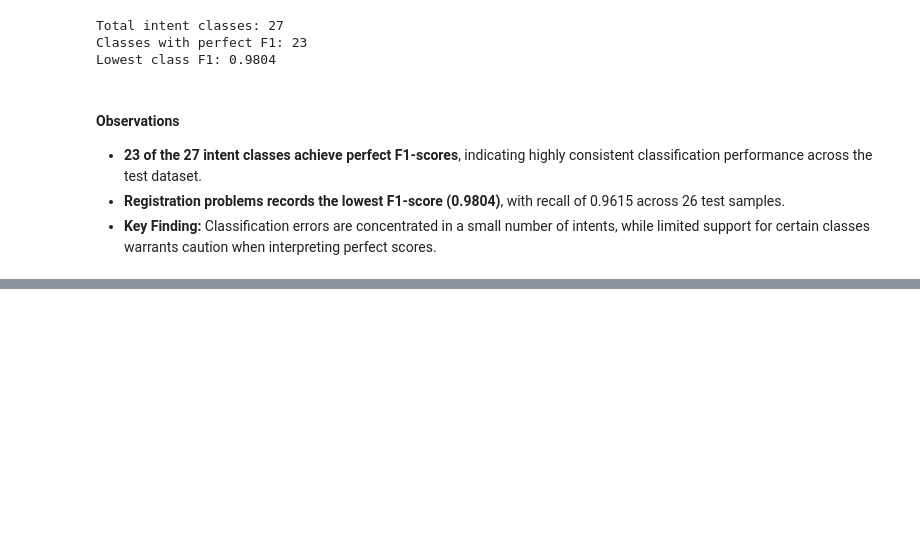
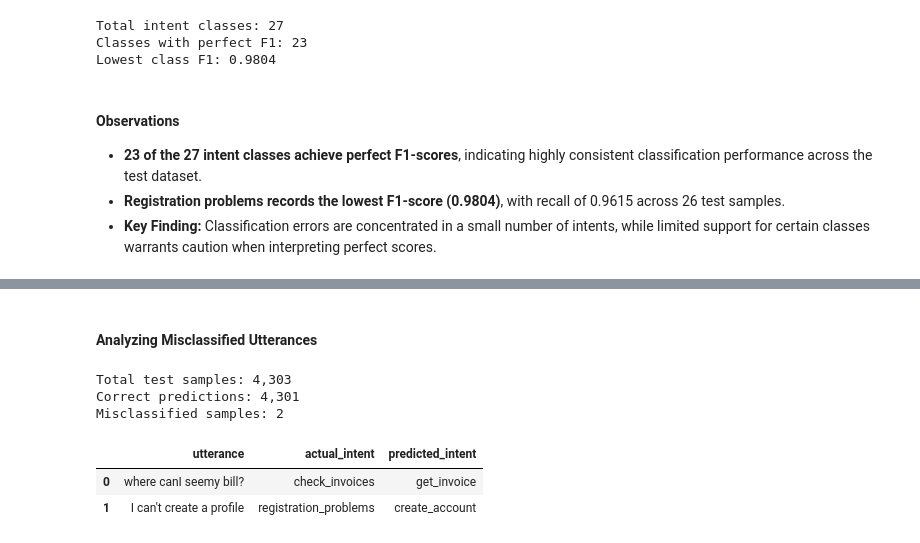
Before and after one commit to TejasMJ/Customer-Support-Intent-Intelligence, a Jupyter notebook: notebooks/06_model_evaluation.ipynb, the cells around one changed output, grey strips where cells are left out. Drawn from its saved outputs; the diff is of its cells as text; code cells hidden in the pictures; blank space fills up the shorter version.

```diff
--- a/notebooks/06_model_evaluation.ipynb
+++ b/notebooks/06_model_evaluation.ipynb
@@ -441,0 +500,31 @@ Lowest class F1: 0.9804
+# %% [markdown]
+#### Analyzing Misclassified Utterances
+# %%
+error_analysis_df = test_df.copy()
+
+error_analysis_df["predicted_intent"] = best_predictions
+
+misclassified_df = (
+    error_analysis_df[
+        error_analysis_df["intent"] != error_analysis_df["predicted_intent"]
+    ]
+    .copy()
+    .rename(columns={"intent": "actual_intent"})
+)
+
+misclassified_df = misclassified_df[
+    ["utterance", "actual_intent", "predicted_intent"]
+].reset_index(drop=True)
+
+print(f"Total test samples: {len(test_df):,}")
+print(f"Correct predictions: {len(test_df) - len(misclassified_df):,}")
+print(f"Misclassified samples: {len(misclassified_df):,}")
+
+display(misclassified_df)
+# %% [output]
+Total test samples: 4,303
+Correct predictions: 4,301
+Misclassified samples: 2
+|  | utterance | actual_intent | predicted_intent |
+| 0 | where canI seemy bill? | check_invoices | get_invoice |
+| 1 | I can't create a profile | registration_problems | create_account |
```
Also changed, not shown: parts of 13 cells of this notebook, 2 other files.
